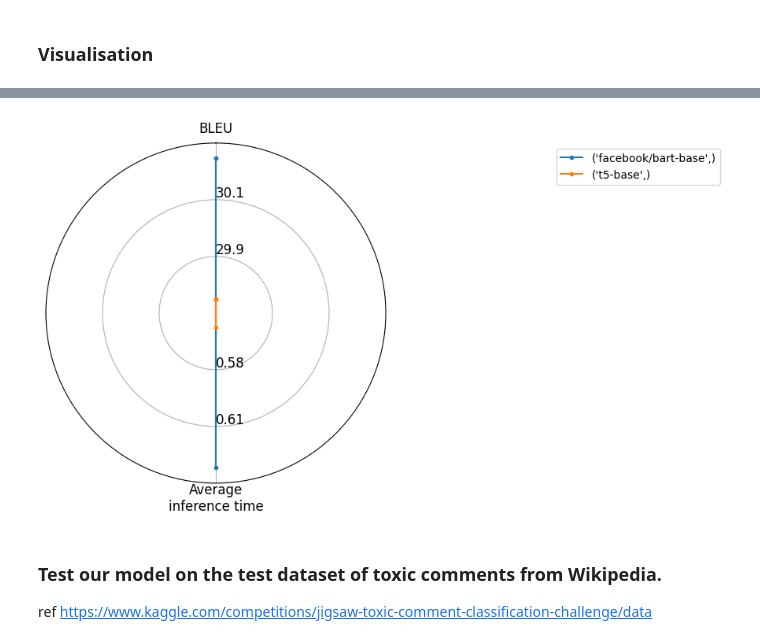
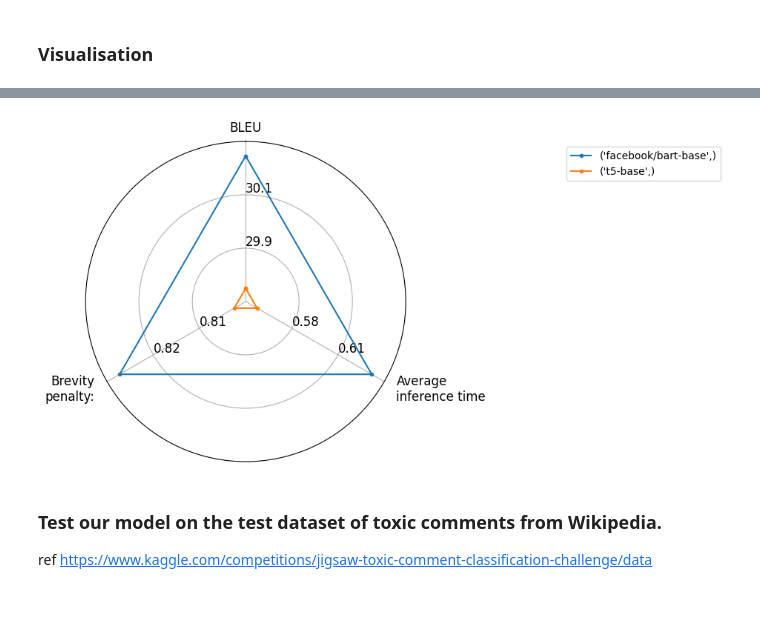
Before and after one commit to 1ADIS1/inno-pmldl, a Jupyter notebook: notebooks/3.0-model-train.ipynb, the cells around one changed output, grey strips where cells are left out. Cells and saved outputs as stored; diff of their text form; code cells hidden in the pictures; blank space fills up the shorter version.

```diff
--- a/notebooks/3.0-model-train.ipynb
+++ b/notebooks/3.0-model-train.ipynb
@@ -327,19 +326,20 @@ Successfully installed evaluate-0.4.1 responses-0.18.0
 # %%
 from evaluate.visualization import radar_plot
 
 
 data = []
 for model_name in MODEL_NAMES:
     # Opening JSON file
     with open(f'../references/{model_name}.json') as json_file:
         test_results = json.load(json_file)
         data.append({"BLEU": test_results[model_name]['score'],
-                     "Average inference time": test_results[model_name]['average_inf_time']
+                     "Average inference time": test_results[model_name]['average_inf_time'],
+                     "Brevity penalty: ": test_results[model_name]['bp']
                     })
 plot = radar_plot(data=data, model_names=MODEL_NAMES)
 plot.show()
 # %% [output]
-[figure, old version]
+[figure, new version]
 # %% [markdown]
 ### Test our model on the test dataset of toxic comments from Wikipedia.
 
```
Also changed, not shown: parts of 1 cell of this notebook, 7 other files.
